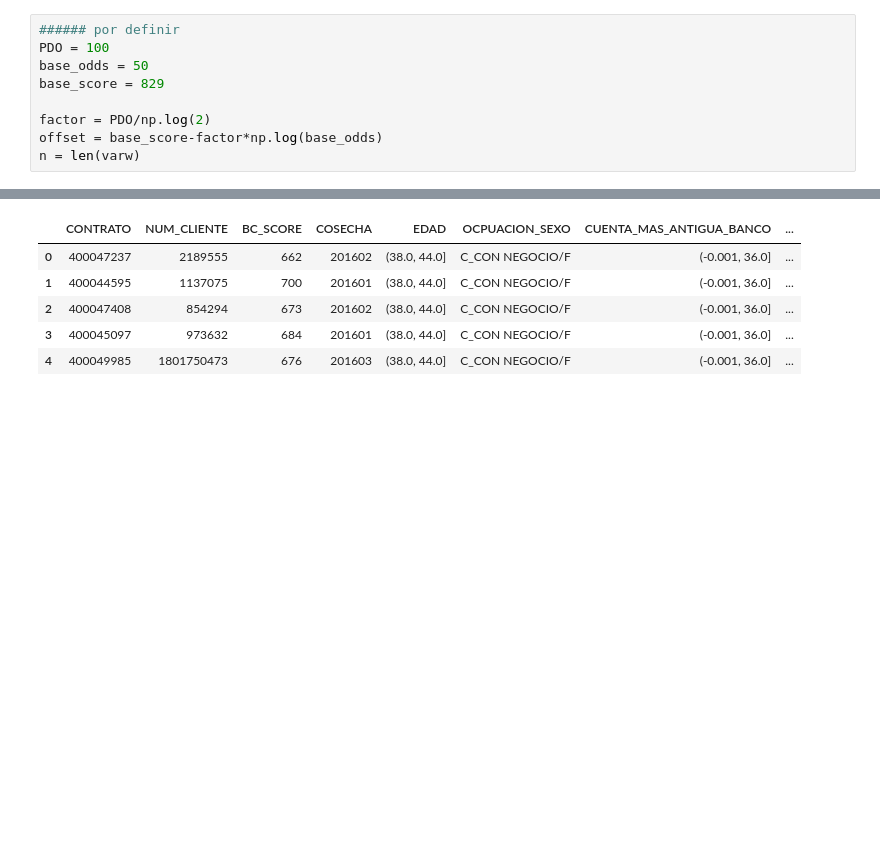
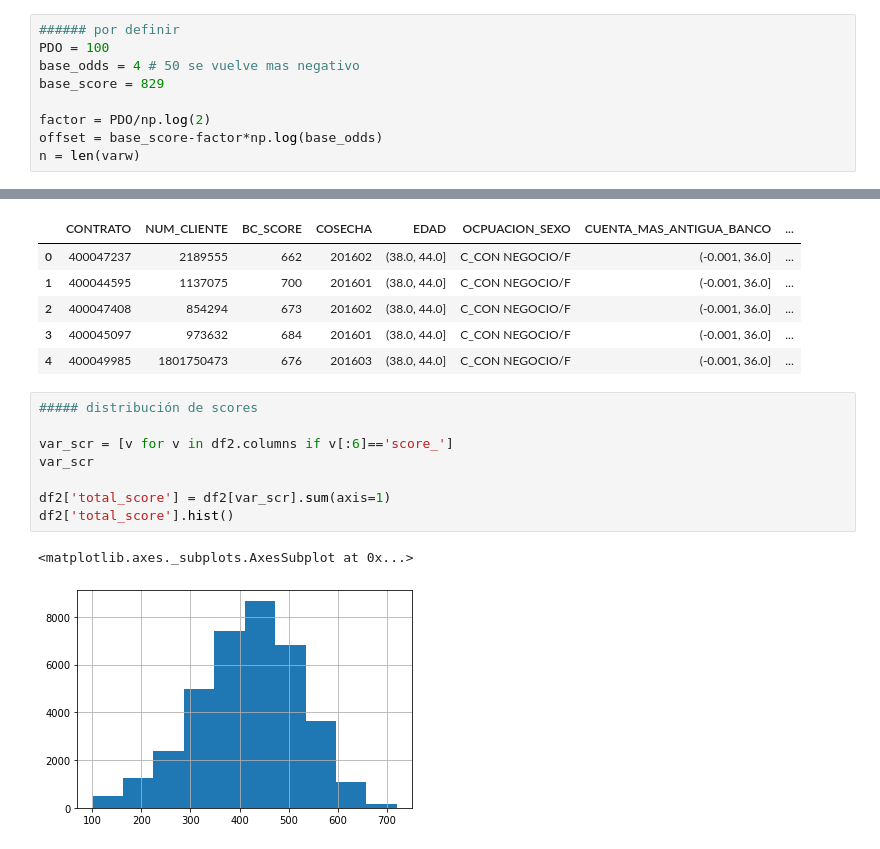
Before and after one commit to MarcoBrac/Test, a Jupyter notebook: test3_hit.ipynb, the cells around one changed output, grey strips where cells are left out. Saved outputs shown, nothing was run; the diff lists cells and outputs as text; blank space fills up the shorter version.

```diff
--- a/test3_hit.ipynb
+++ b/test3_hit.ipynb
@@ -262,7 +262,7 @@ alpha = test1.intercept_[0]
 # %%
 ###### por definir
 PDO = 100
-base_odds = 50
+base_odds = 4 # 50 se vuelve mas negativo
 base_score = 829
 
 factor = PDO/np.log(2)
@@ -291,3 +291,14 @@ df2.head()
 | 2 | 400047408 | 854294 | 673 | 201602 | (38.0, 44.0] | C_CON NEGOCIO/F | (-0.001, 36.0] | ... |
 | 3 | 400045097 | 973632 | 684 | 201601 | (38.0, 44.0] | C_CON NEGOCIO/F | (-0.001, 36.0] | ... |
 | 4 | 400049985 | 1801750473 | 676 | 201603 | (38.0, 44.0] | C_CON NEGOCIO/F | (-0.001, 36.0] | ... |
+# %%
+##### distribución de scores
+
+var_scr = [v for v in df2.columns if v[:6]=='score_']
+var_scr
+
+df2['total_score'] = df2[var_scr].sum(axis=1)
+df2['total_score'].hist()
+# %% [output]
+<matplotlib.axes._subplots.AxesSubplot at 0x...>
+[figure, added]
```
Also changed, not shown: parts of 8 cells of this notebook.
